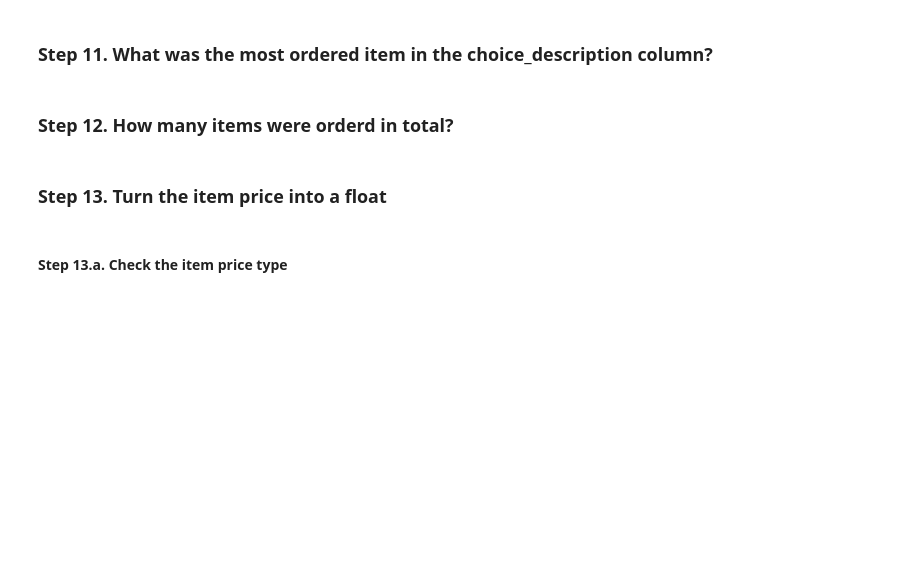
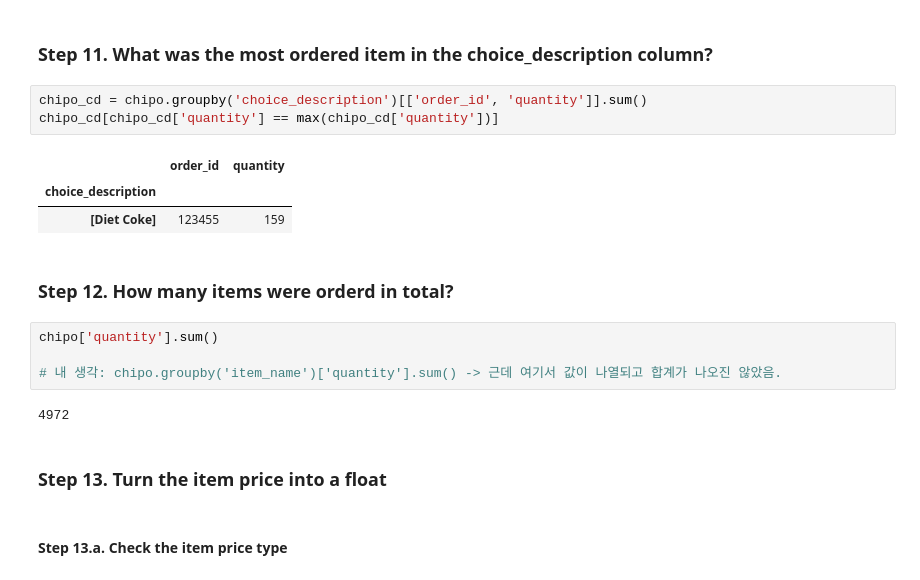
Before and after one commit to omj3424/Python_Programming_Study, a Jupyter notebook: pandas_exercises/01_Getting_&_Knowing_Your_Data/Chipotle/Exercises.ipynb, the cells around one changed output. Cells and saved outputs as stored; diff of their text form; blank space fills up the shorter version.

```diff
--- a/pandas_exercises/01_Getting_&_Knowing_Your_Data/Chipotle/Exercises.ipynb
+++ b/pandas_exercises/01_Getting_&_Knowing_Your_Data/Chipotle/Exercises.ipynb
@@ -114,7 +104,20 @@ chipo_qtt
 # %% [markdown]
 ### Step 11. What was the most ordered item in the choice_description column?
+# %%
+chipo_cd = chipo.groupby('choice_description')[['order_id', 'quantity']].sum()
+chipo_cd[chipo_cd['quantity'] == max(chipo_cd['quantity'])]
+# %% [output]
+|  | order_id | quantity |
+| choice_description |  |  |
+| [Diet Coke] | 123455 | 159 |
 # %% [markdown]
 ### Step 12. How many items were orderd in total?
+# %%
+chipo['quantity'].sum()
+
+# 내 생각: chipo.groupby('item_name')['quantity'].sum() -> 근데 여기서 값이 나열되고 합계가 나오진 않았음.
+# %% [output]
+4972
 # %% [markdown]
 ### Step 13. Turn the item price into a float
 # %% [markdown]
```
Also changed, not shown: parts of 13 cells of this notebook.
